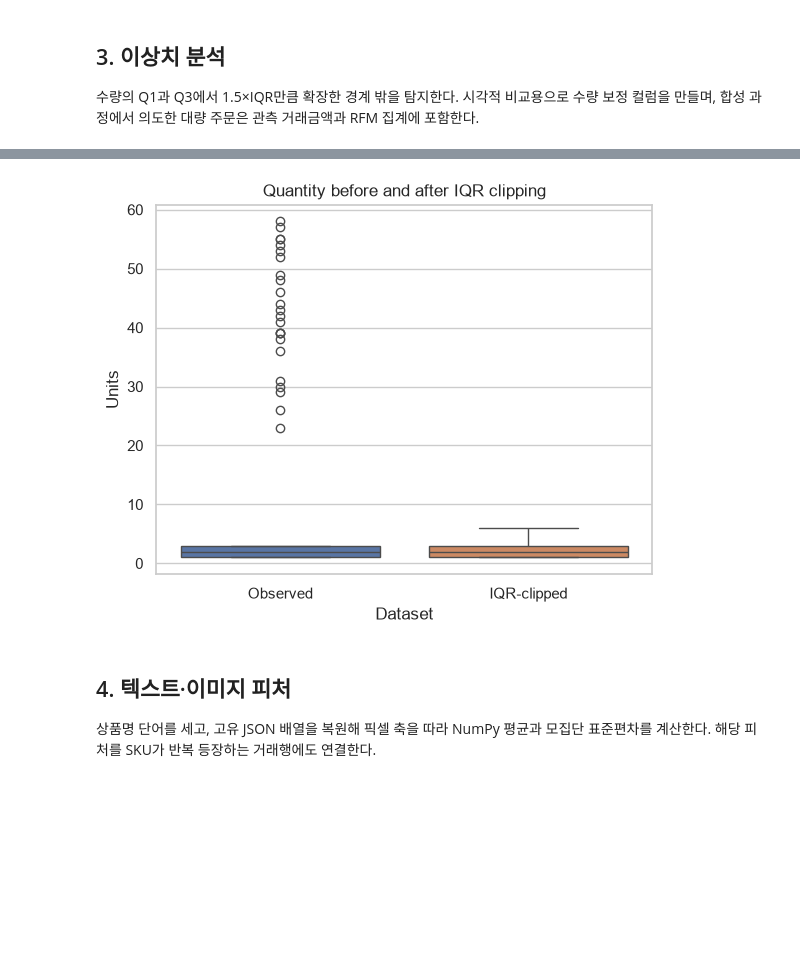
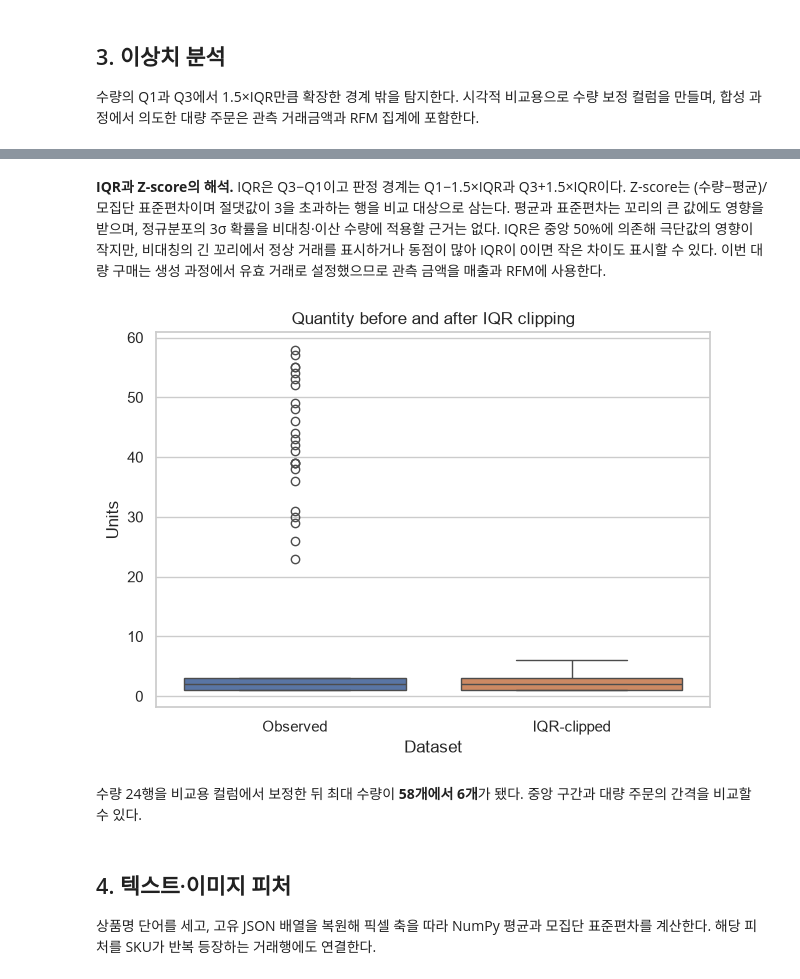
Before and after one commit to L-jy16/customer-loyalty-analysis, a Jupyter notebook: notebooks/analysis_report.ipynb, the cells around one changed output, grey strips where cells are left out. Drawn from its saved outputs; the diff is of its cells as text; code cells hidden in the pictures; blank space fills up the shorter version.

```diff
--- a/notebooks/analysis_report.ipynb
+++ b/notebooks/analysis_report.ipynb
@@ -11,6 +11,8 @@ if root.name == "notebooks":
     root = root.parent
 sys.path.insert(0, str(root))
 
+import numpy as np
+import pandas as pd
 import matplotlib.pyplot as plt
 import seaborn as sns
 from IPython.display import Markdown, display
@@ -21,6 +23,12 @@ from src.pipeline import DataAnalyzer
 sns.set_theme(style="whitegrid")
 analyzer = DataAnalyzer(RAW_DATA_PATH)
 raw = analyzer.load_data()
+figure_dir = root / "reports" / "figures"
+figure_dir.mkdir(parents=True, exist_ok=True)
+
+def save_figure(figure, filename):
+    figure.tight_layout()
+    figure.savefig(figure_dir / filename, dpi=130)
 # %% [markdown]
 ## 1. 데이터셋과 기초 탐색
 
@@ -116,13 +223,21 @@ display(Markdown(
+# %% [markdown]
+**IQR과 Z-score의 해석.** IQR은 Q3−Q1이고 판정 경계는 Q1−1.5×IQR과 Q3+1.5×IQR이다. Z-score는 (수량−평균)/모집단 표준편차이며 절댓값이 3을 초과하는 행을 비교 대상으로 삼는다. 평균과 표준편차는 꼬리의 큰 값에도 영향을 받으며, 정규분포의 3σ 확률을 비대칭·이산 수량에 적용할 근거는 없다. IQR은 중앙 50%에 의존해 극단값의 영향이 작지만, 비대칭의 긴 꼬리에서 정상 거래를 표시하거나 동점이 많아 IQR이 0이면 작은 차이도 표시할 수 있다. 이번 대량 구매는 생성 과정에서 유효 거래로 설정했으므로 관측 금액을 매출과 RFM에 사용한다.
 # %%
 fig, ax = plt.subplots()
 quantity_comparison = analyzer.df[["quantity", "quantity_clipped"]].rename(
     columns={"quantity": "Observed", "quantity_clipped": "IQR-clipped"}
 )
 sns.boxplot(data=quantity_comparison, ax=ax)
 ax.set(title="Quantity before and after IQR clipping", xlabel="Dataset", ylabel="Units")
+save_figure(fig, "quantity_boxplot.png")
 plt.show()
+display(Markdown(
+    f"수량 {iqr_mask.sum()}행을 비교용 컬럼에서 보정한 뒤 최대 수량이 "
+    f"**{quantity.max()}개에서 {clipped.max():g}개**가 됐다. 중앙 구간과 대량 주문의 간격을 비교할 수 있다."
+))
 # %% [output]
-[figure, old version]
+[figure, new version]
+수량 24행을 비교용 컬럼에서 보정한 뒤 최대 수량이 **58개에서 6개**가 됐다. 중앙 구간과 대량 주문의 간격을 비교할 수 있다.
 # %% [markdown]
 ## 4. 텍스트·이미지 피처
 
```
Also changed, not shown: parts of 12 cells of this notebook, 9 other files.
